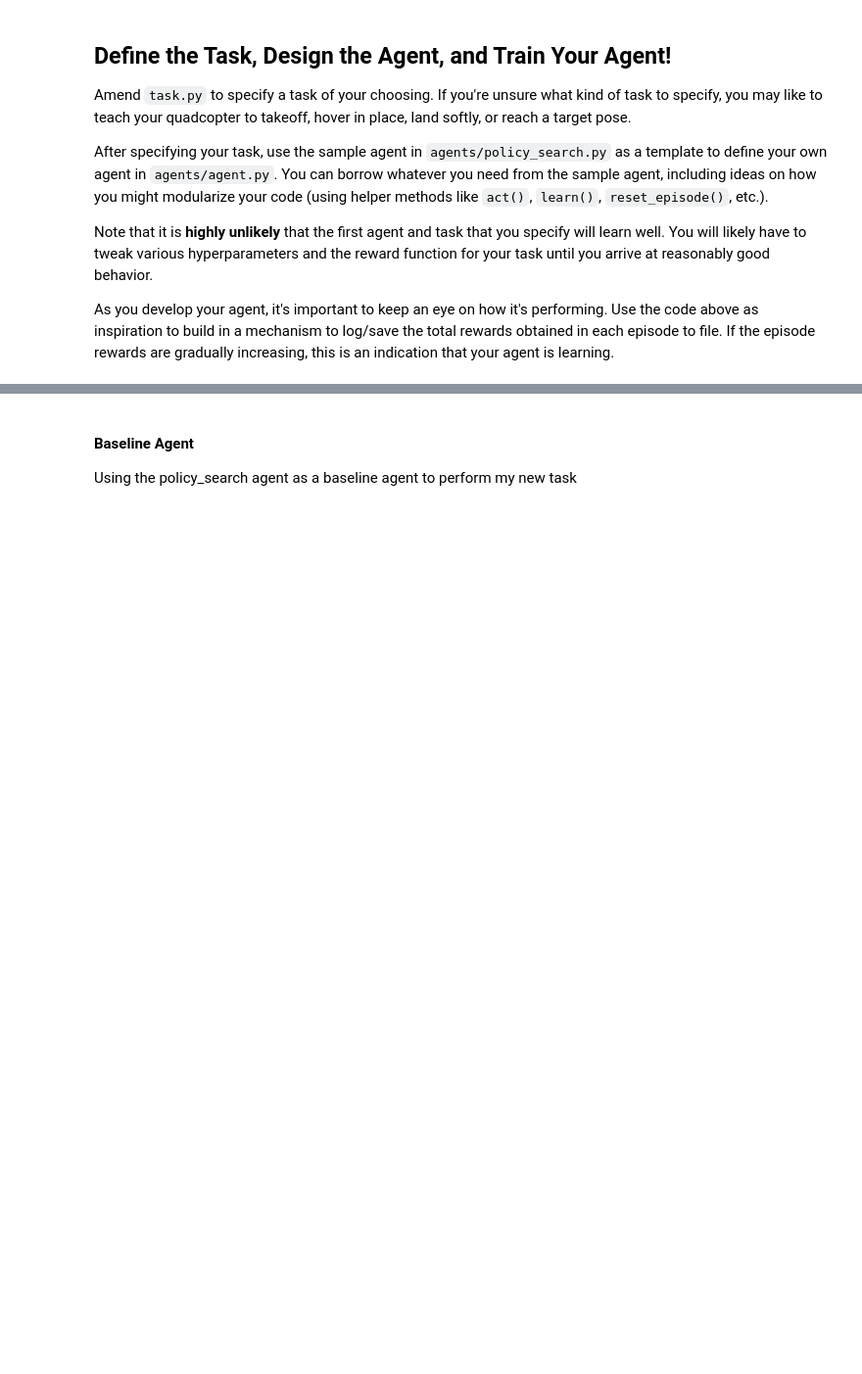
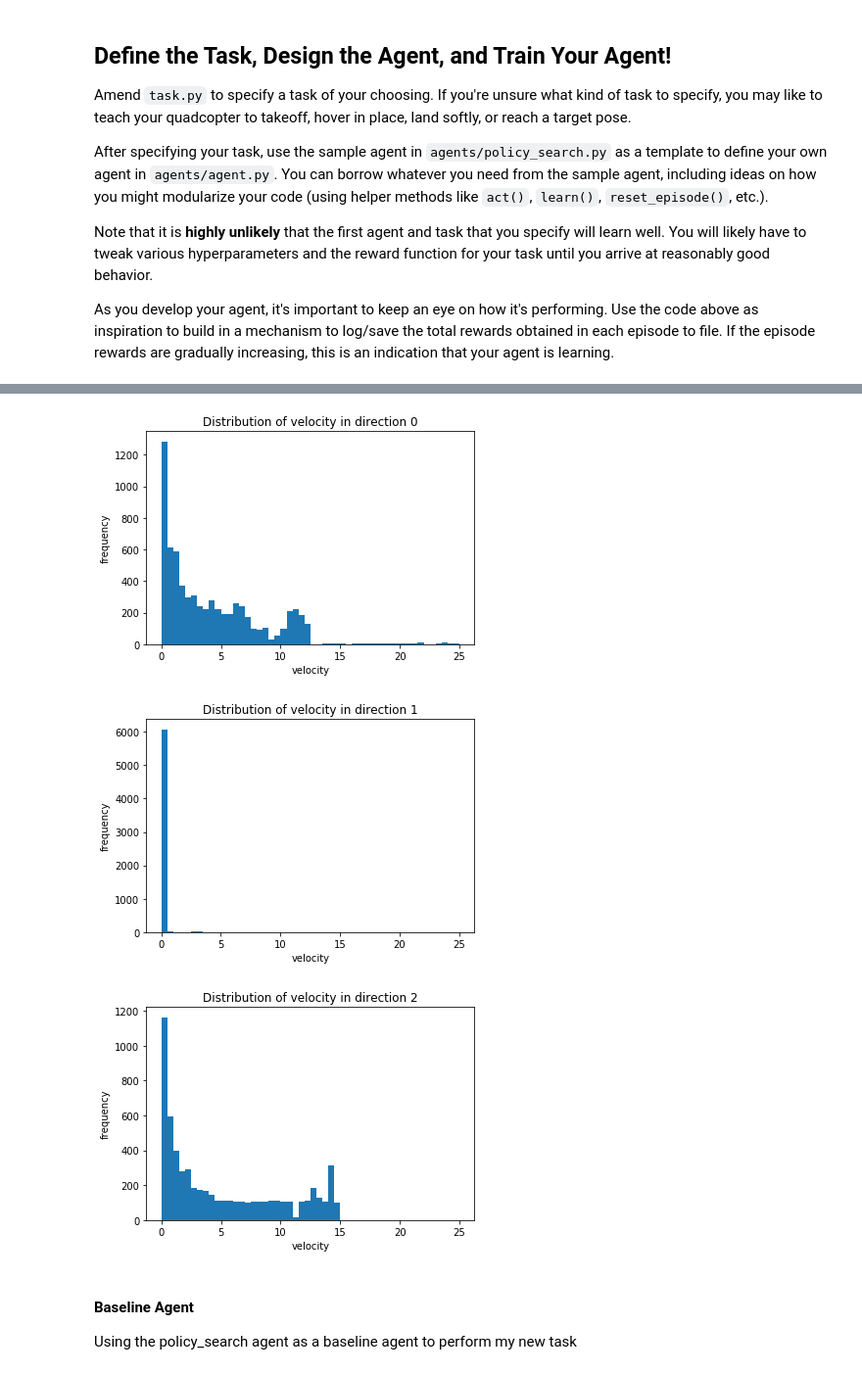
Before and after one commit to zeetaros/rl_quadcopter, a Jupyter notebook: WIP_Quadcopter_Project_CSY.ipynb, the cells around one changed output, grey strips where cells are left out. Shown: that part at 98% size. Saved outputs shown, nothing was run; the diff lists cells and outputs as text; code cells hidden in the pictures; blank space fills up the shorter version.

```diff
--- a/WIP_Quadcopter_Project_CSY.ipynb
+++ b/WIP_Quadcopter_Project_CSY.ipynb
@@ -245,3 +264,14 @@ my_task.best_coord
+# %%
+for i in range(0,3):
+    plt.hist([v[i] for v in my_task.speed_log], bins=50, range=[0,25])
+    plt.title('Distribution of velocity in direction {}'.format(i))
+    plt.xlabel('velocity')
+    plt.ylabel('frequency')
+    plt.show()
+# %% [output]
+[figure, added]
+[figure, added]
+[figure, added]
 # %% [markdown]
 #### Baseline Agent
 Using the policy_search agent as a baseline agent to perform my new task
```
Also changed, not shown: parts of 10 cells of this notebook.
